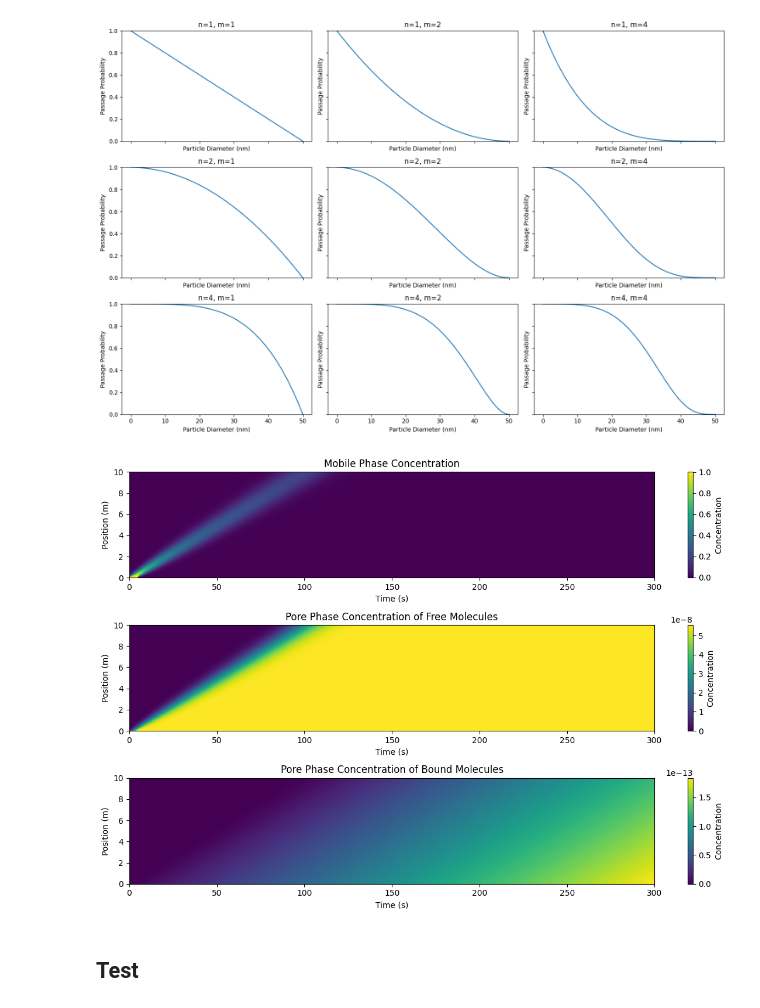
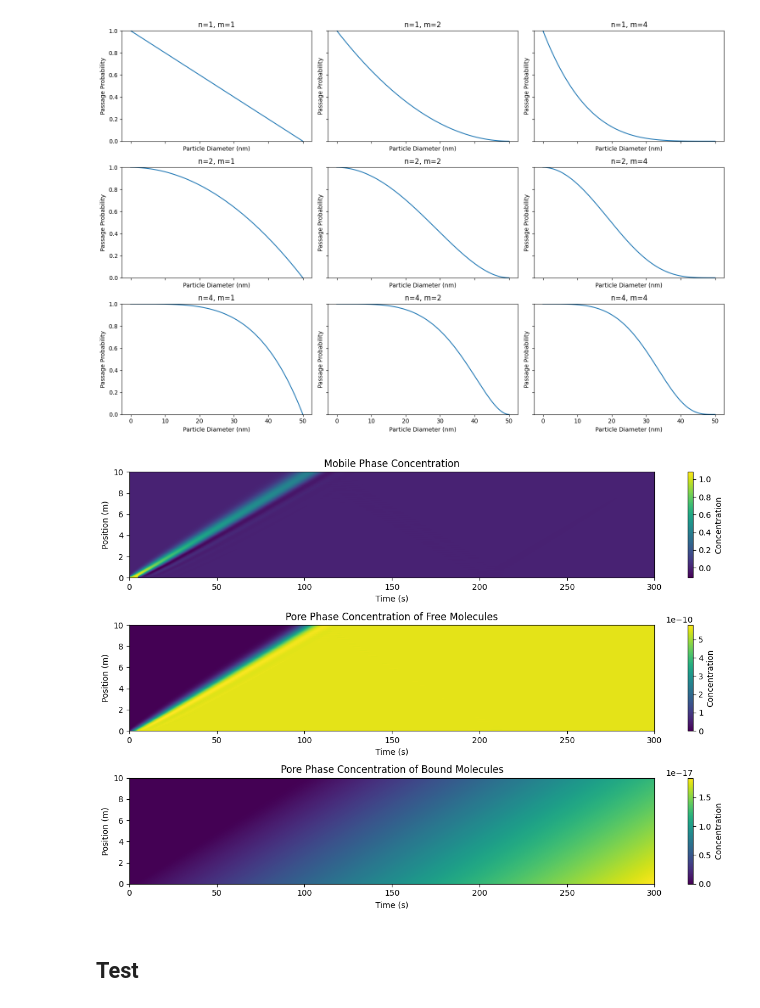
Before and after one commit to HugoKD/byoRNA, a Jupyter notebook: ByoRna.ipynb, the cells around one changed output. Saved outputs shown, nothing was run; the diff lists cells and outputs as text; code cells hidden in the pictures.

```diff
--- a/ByoRna.ipynb
+++ b/ByoRna.ipynb
@@ -228,18 +228,18 @@ class Filtration:
 class Chromatography(Filtration):
     def __init__(self, L, T, v, D, Nx, Nt, pulse_duration, pulse_concentration, target_molecule, feed, filter_size, particle_size, molecule_size, temperature, solvent_viscosity, affinity):
         super().__init__(feed, filter_size)
-        self.L = L
-        self.T = T
-        self.v = v
-        self.D = D
-        self.Nx = Nx
-        self.Nt = Nt
+
+        self.L = L # longueur de la colonne (cm)
+        self.T = T # temps de la chromatographie
+        self.v = v # velocité linéaire de la phase mobile (m/s)
+        self.D = D # coefficient de diffusion  (m^2/s)
+        self.Nx = Nx # discrétisation spatiale
+        self.Nt = Nt  # discrétisation temporelle
         self.dx = L / Nx
         self.dt = T / Nt
-        self.pulse_duration = pulse_duration
-        self.pulse_concentration = pulse_concentration
-        self.target_molecule = target_molecule
-        self.purified_product = []
+        self.pulse_duration = pulse_duration # durée d'alimentation
+        self.pulse_concentration = pulse_concentration # concentration de l'alimentation
+        self.target_molecule = target_molecule # molécule d'interêt
         self.particle_size = particle_size
         self.molecule_size = molecule_size
         self.temperature = temperature
@@ -265,7 +265,6 @@ class Chromatography(Filtration):
         self.Rp = self.calculate_Rp
         self.Rq = self.calculate_Rq
 
-        # Storage for results
         self.c_history = [self.c.copy()]
         self.cp_history = [self.cp.copy()]
         self.q_history = [self.q.copy()]
@@ -276,11 +275,9 @@ class Chromatography(Filtration):
         self.q = self.q0(self.z)
 
     def calculate_diffusion_coefficient(self):
-        # Adjusting diffusion coefficient based on temperature and solvent viscosity
         return self.D * (self.temperature / 298.15) * (1.0 / self.solvent_viscosity)
 
     def calculate_R(self, c, cp, q):
-        # Rate term considering particle and molecule sizes and affinity
         return self.affinity * (c - cp) * (self.particle_size / (self.particle_size + self.molecule_size))
 
     def calculate_Rp(self, c, cp, q):
@@ -304,16 +301,12 @@ class Chromatography(Filtration):
             self.cp += dcp_dt * self.dt
             self.q += dq_dt * self.dt
 
-            # Inlet boundary condition
             if t <= self.pulse_duration:
                 self.c[0] = self.pulse_concentration
             else:
                 self.c[0] = 0.0
 
-            # Outlet boundary condition (outflow follows the last grid point)
-            self.c[-1] = self.c[-1]
 
-            # Store results
             self.c_history.append(self.c.copy())
             self.cp_history.append(self.cp.copy())
             self.q_history.append(self.q.copy())
@@ -343,36 +336,36 @@ class Chromatography(Filtration):
         plt.title('Pore Phase Concentration of Bound Molecules')
         plt.imshow(q_history.T, aspect='auto', origin='lower', extent=[0, self.T, 0, self.L])
         plt.colorbar(label='Concentration')
         plt.xlabel('Time (s)')
         plt.ylabel('Position (m)')
 
         plt.tight_layout()
         plt.show()
 
 # Parameters
 L = 10.0
 T = 300.0
 v = 0.1
 D = 0.01
 Nx = 100
 Nt = 100000
 pulse_duration = 5
 pulse_concentration = 1
 target_molecule = 'A'
 feed = [{'type': 'A', 'concentration': 1.0}, {'type': 'B', 'concentration': 0.5}]
 filter_size = 1.0
 particle_size = .000001  # Example particle size
 molecule_size = 9  # Example molecule size
 temperature = 298.15  # Example temperature in Kelvin (25°C)
-solvent_viscosity = 1.9  # Example solvent viscosity (arbitrary units)
-affinity = 0.1  # Example affinity constant
+solvent_viscosity = 10  # Example solvent viscosity (arbitrary units)
+affinity = 0.001  # Example affinity constant
 
 # Instantiate and run chromatography
 chromatography = Chromatography(L, T, v, D, Nx, Nt, pulse_duration, pulse_concentration, target_molecule, feed, filter_size, particle_size, molecule_size, temperature, solvent_viscosity, affinity)
 chromatography.perform_chromatography()
 chromatography.plot_results()
 # %% [output]
-[figure, old version]
+[figure, new version]
 # %% [markdown]
 ## Test
 # %%
```
